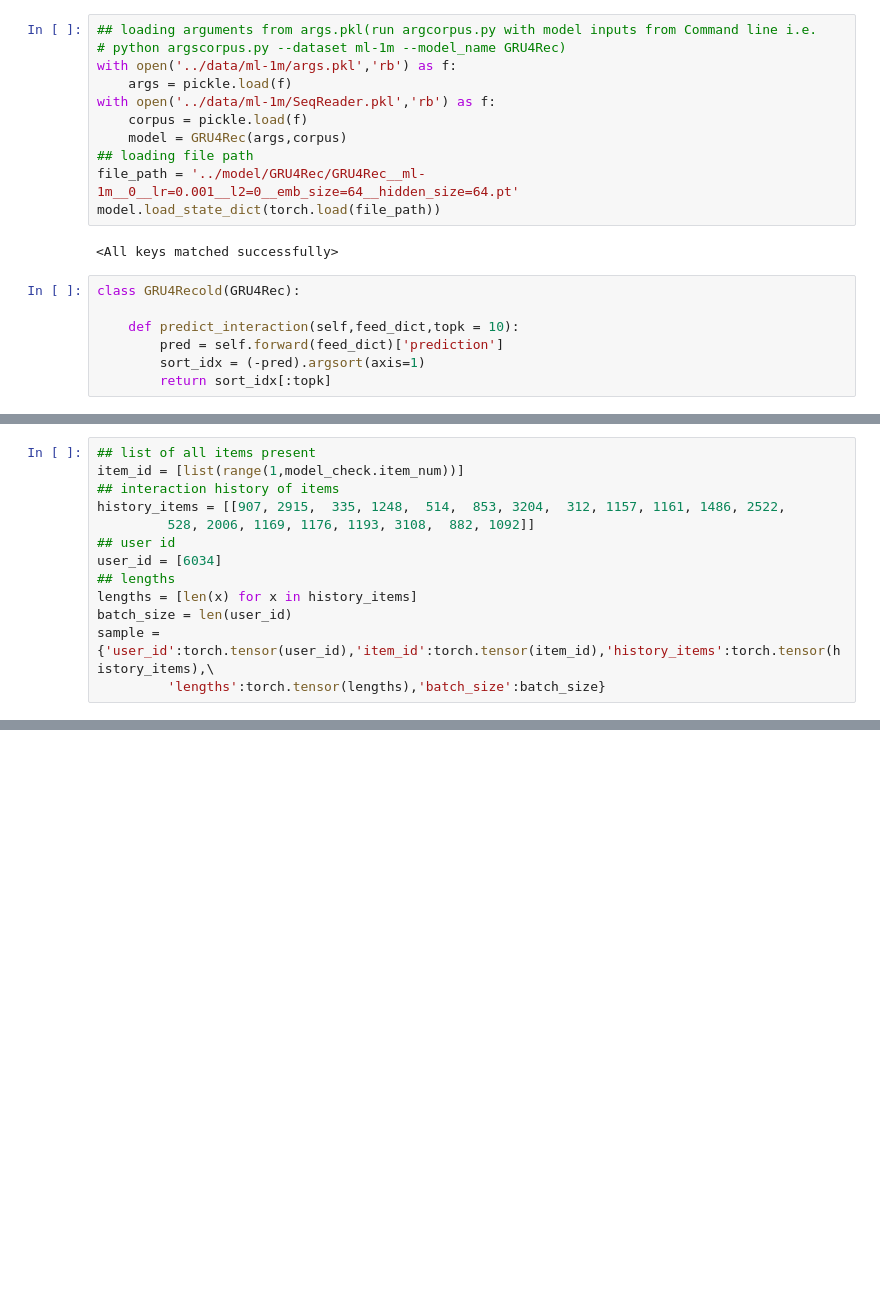
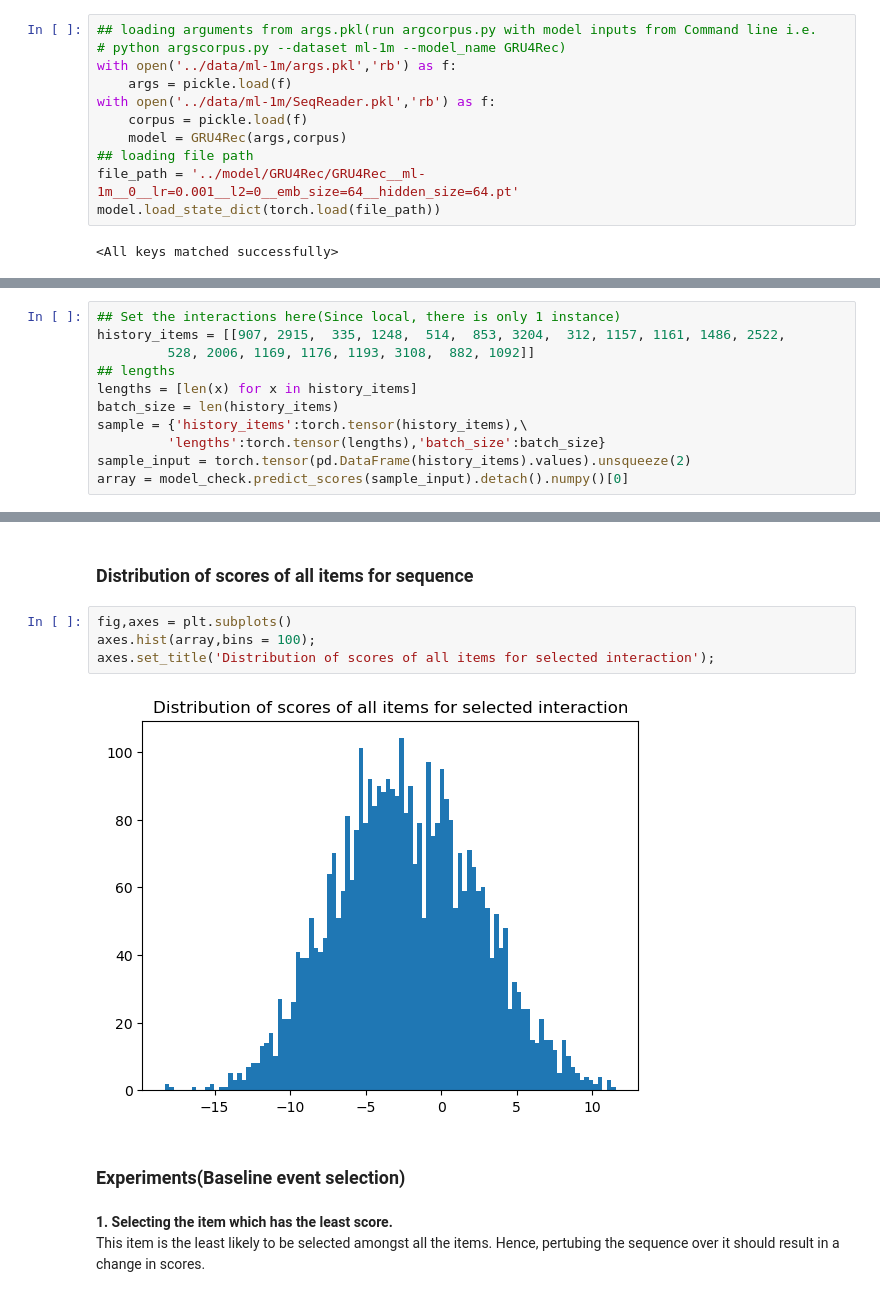
Before and after one commit to maneelusf/extpersonalization, a Jupyter notebook: notebooks/Notebook to generate top K recommendations.ipynb, the cells around one changed output, grey strips where cells are left out. Saved outputs shown, nothing was run; the diff lists cells and outputs as text; blank space fills up the shorter version.

```diff
--- a/notebooks/Notebook to generate top K recommendations.ipynb
+++ b/notebooks/Notebook to generate top K recommendations.ipynb
@@ -31,10 +87,3 @@ file_path = '../model/GRU4Rec/GRU4Rec__ml-1m__0__lr=0.001__l2=0__emb_size=64__hi
 model.load_state_dict(torch.load(file_path))
 # %% [output]
 <All keys matched successfully>
-# %%
-class GRU4Recold(GRU4Rec):
-
-    def predict_interaction(self,feed_dict,topk = 10):
-        pred = self.forward(feed_dict)['prediction']
-        sort_idx = (-pred).argsort(axis=1)
-        return sort_idx[:topk]
@@ -48,13 +202,11 @@ model_check.load_state_dict(torch.load(file_path))
 # %%
-## list of all items present
-item_id = [list(range(1,model_check.item_num))]
-## interaction history of items
+## Set the interactions here(Since local, there is only 1 instance)
 history_items = [[907, 2915,  335, 1248,  514,  853, 3204,  312, 1157, 1161, 1486, 2522,
          528, 2006, 1169, 1176, 1193, 3108,  882, 1092]]
-## user id
-user_id = [6034]
 ## lengths
 lengths = [len(x) for x in history_items]
-batch_size = len(user_id)
-sample = {'user_id':torch.tensor(user_id),'item_id':torch.tensor(item_id),'history_items':torch.tensor(history_items),\
+batch_size = len(history_items)
+sample = {'history_items':torch.tensor(history_items),\
          'lengths':torch.tensor(lengths),'batch_size':batch_size}
+sample_input = torch.tensor(pd.DataFrame(history_items).values).unsqueeze(2)
+array = model_check.predict_scores(sample_input).detach().numpy()[0]
@@ -64,0 +267,14 @@ interactions = model_check.predict_interaction(sample)
+# %% [markdown]
+### Distribution of scores of all items for sequence
+# %%
+fig,axes = plt.subplots()
+axes.hist(array,bins = 100);
+axes.set_title('Distribution of scores of all items for selected interaction');
+# %% [output]
+[figure, added]
+# %% [markdown]
+### Experiments(Baseline event selection)
+# %% [markdown]
+<b>1. Selecting the item which has the least score.</b><br>
+This item is the least likely to be selected amongst all the items. Hence, pertubing the sequence over it
+should result in a change in scores.
```
Also changed, not shown: parts of 35 cells of this notebook.
